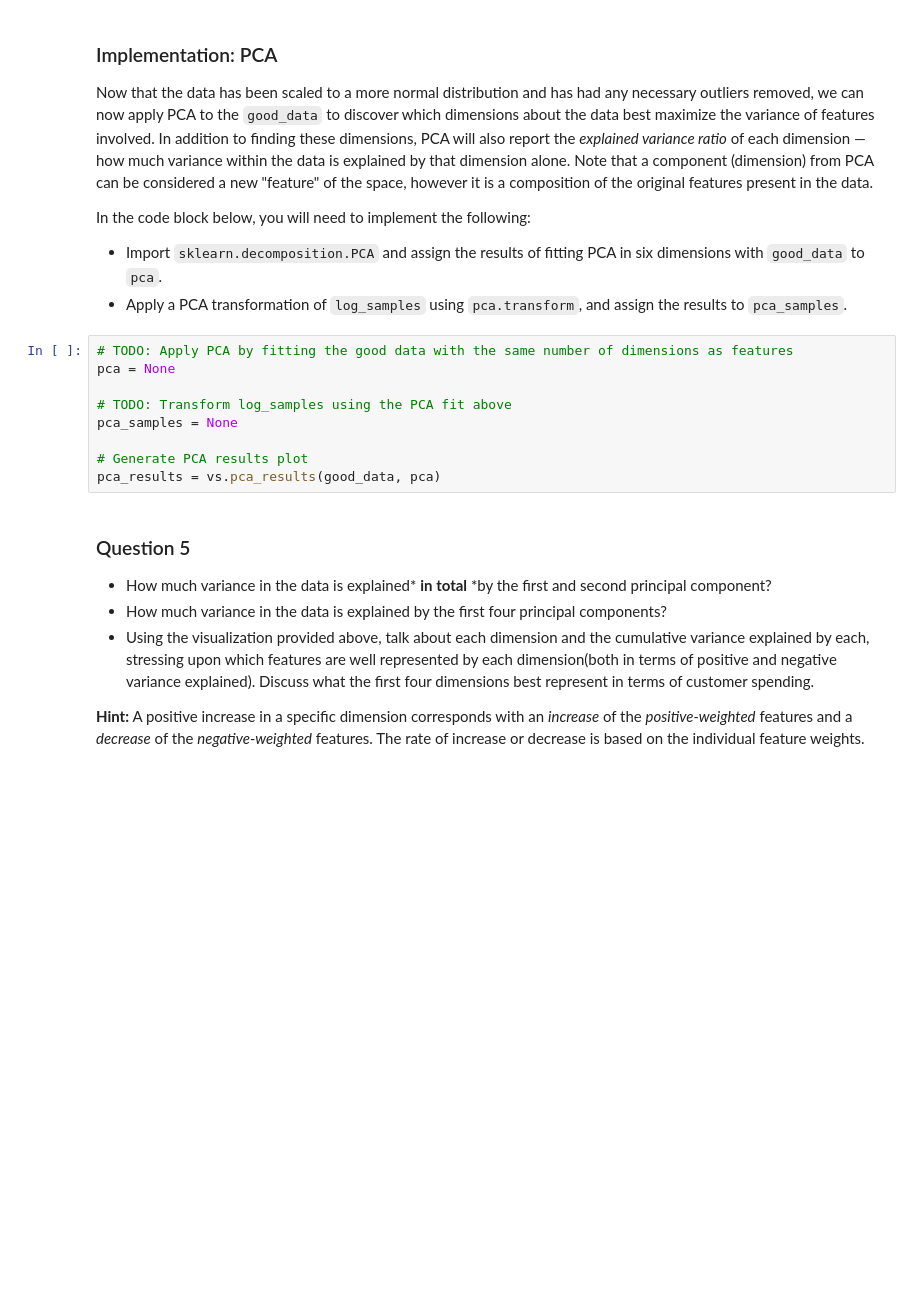
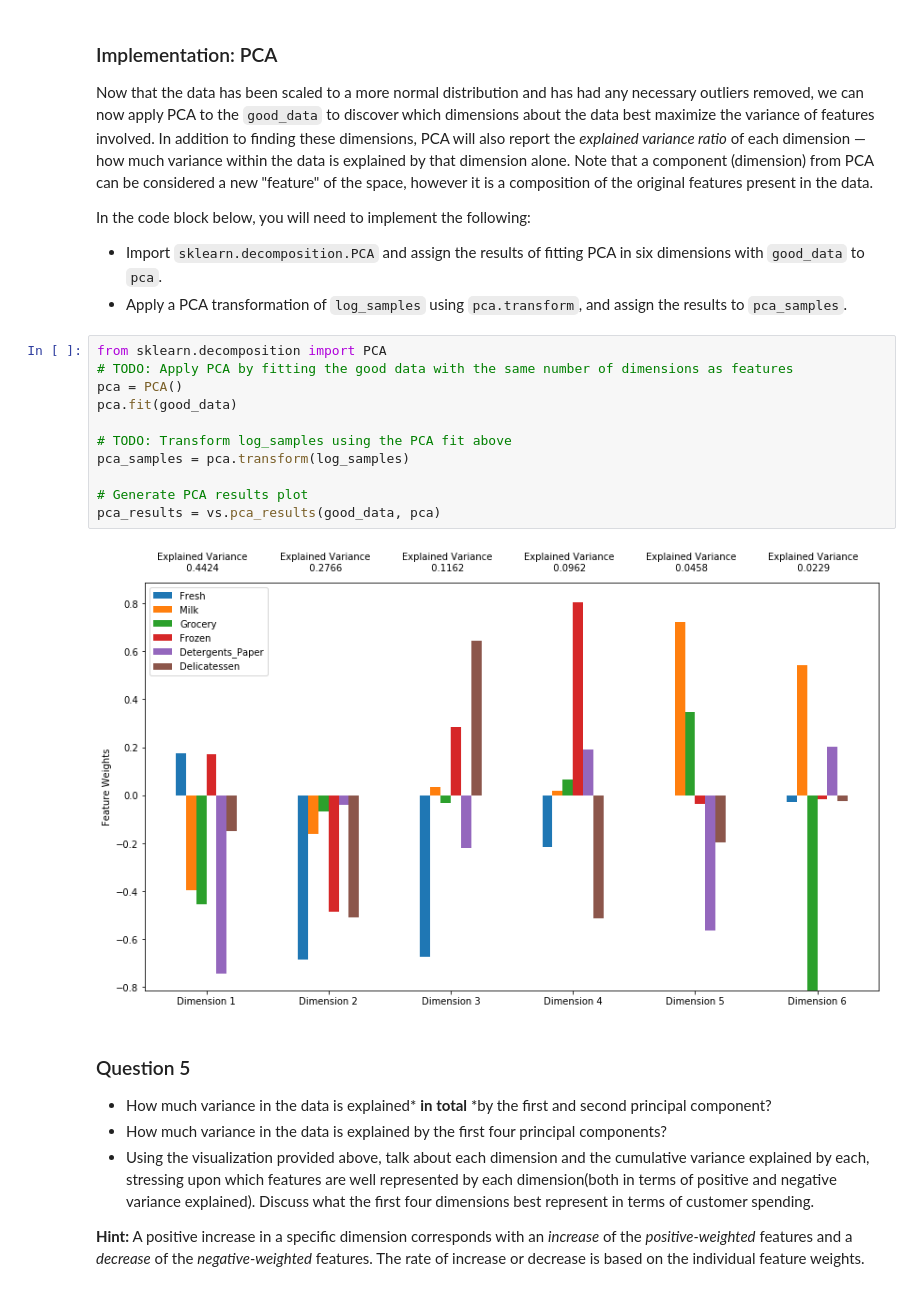
Before and after one commit to astelmashenko/ndml, a Jupyter notebook: projects/customer_segments/customer_segments.ipynb, the cells around one changed output. Cells and saved outputs as stored; diff of their text form; blank space fills up the shorter version.

```diff
--- a/projects/customer_segments/customer_segments.ipynb
+++ b/projects/customer_segments/customer_segments.ipynb
@@ -355,14 +355,18 @@ In the code block below, you will need to implement the following:
  - Import `sklearn.decomposition.PCA` and assign the results of fitting PCA in six dimensions with `good_data` to `pca`.
  - Apply a PCA transformation of `log_samples` using `pca.transform`, and assign the results to `pca_samples`.
 # %%
+from sklearn.decomposition import PCA
 # TODO: Apply PCA by fitting the good data with the same number of dimensions as features
-pca = None
+pca = PCA()
+pca.fit(good_data)
 
 # TODO: Transform log_samples using the PCA fit above
-pca_samples = None
+pca_samples = pca.transform(log_samples)
 
 # Generate PCA results plot
 pca_results = vs.pca_results(good_data, pca)
+# %% [output]
+[figure, added]
 # %% [markdown]
 ### Question 5
 
```
Also changed, not shown: parts of 4 cells of this notebook.
